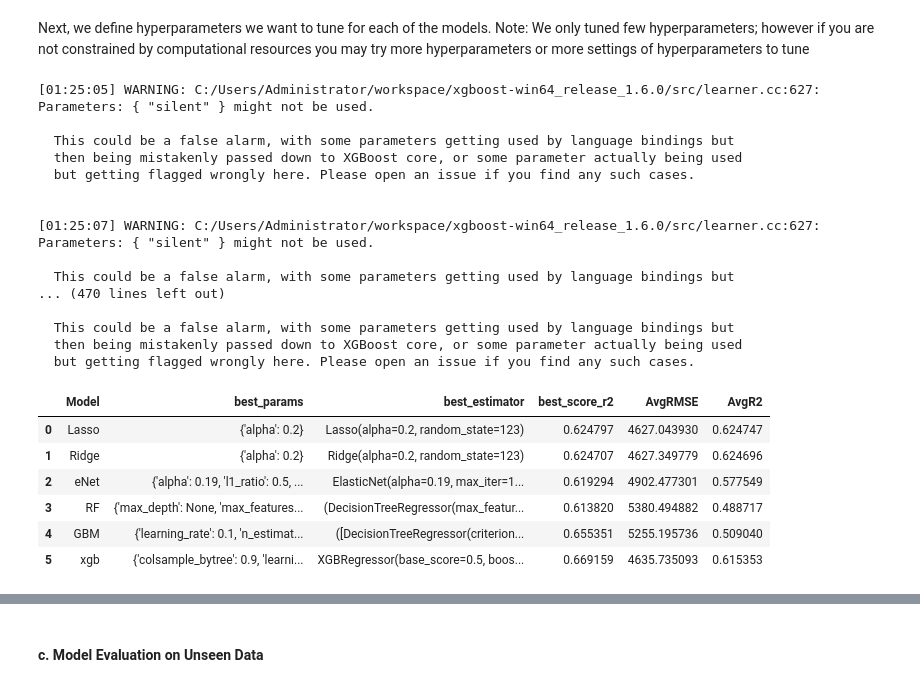
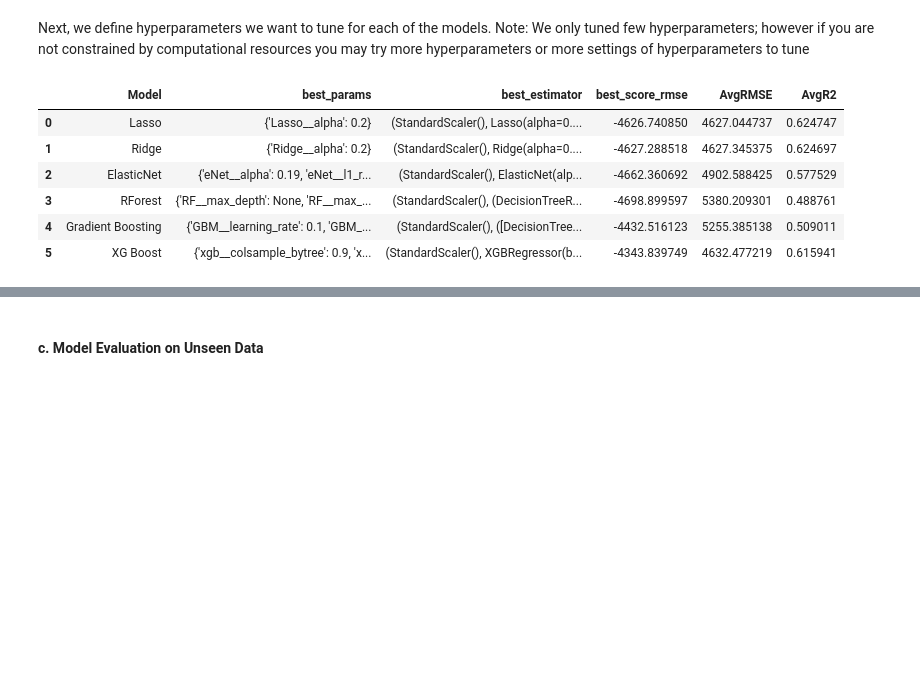
Before and after one commit to nipun-goyal/Residential-Energy-Consumption-Prediction, a Jupyter notebook: 1.0-Residential-Energy-Modeling.ipynb, the cells around one changed output, grey strips where cells are left out. Saved outputs shown, nothing was run; the diff lists cells and outputs as text; code cells hidden in the pictures; blank space fills up the shorter version.

```diff
--- a/1.0-Residential-Energy-Modeling.ipynb
+++ b/1.0-Residential-Energy-Modeling.ipynb
@@ -1400,87 +1397,70 @@ Next, we define hyperparameters we want to tune for each of the models. Note: We
 # %%
 # Initiaze the hyperparameters for each dictionary
 param1 = {}
-param1['alpha'] = np.linspace(0, 0.2, 21)
+param1['Lasso__alpha'] = np.linspace(0, 0.2, 21)
 
 param2 = {}
-param2['alpha'] = np.linspace(0, 0.2, 21)
+param2['Ridge__alpha'] = np.linspace(0, 0.2, 21)
 
 param3 = {}
-param3['max_iter'] = [1, 5, 10]
-param3['alpha'] = np.linspace(0, 0.2, 21)
-param3['l1_ratio'] = np.arange(0.0, 1.0, 0.1)
+param3['eNet__max_iter'] = [1, 5, 10]
+param3['eNet__alpha'] = np.linspace(0, 0.2, 21)
+param3['eNet__l1_ratio'] = np.arange(0.0, 1.0, 0.1)
 
 param4 = {}
-param4['n_estimators'] = [50, 100, 150]
+param4['RF__n_estimators'] = [50, 100, 150]
 max_depth = [5, 10, 15]       ##[int(x) for x in np.linspace(5, 15, num = 3)]
 max_depth.append(None)
-param4['max_depth'] = max_depth
-param4['min_samples_split'] = [2, 5, 10]
+param4['RF__max_depth'] = max_depth
+param4['RF__min_samples_split'] = [2, 5, 10]
 # param4['min_samples_leaf'] = [5, 10, 15]  ## if you have enough computing respurces, you could try to tune more hyperparameters by uncommenting these lines
 # param4['bootstrap'] = [True, False]
-param4['max_features'] = [1, 'sqrt']
+param4['RF__max_features'] = [1, 'sqrt']
 # param4['max_leaf_nodes'] = [5, 10, 15]
 
 param5 = {}
-param5['learning_rate'] = [0.01, 0.05, 0.1, 1.0]
-param5['n_estimators'] = [50, 100, 150]
+param5['GBM__learning_rate'] = [0.01, 0.05, 0.1, 1.0]
+param5['GBM__n_estimators'] = [50, 100, 150]
 
 param6 = {}
-param6['learning_rate'] = [0.01, 0.05, 0.1]
-param6['n_estimators'] = [100, 300, 600, 900]
-param6['max_depth'] = [8]
-param6['subsample'] = [0.7]
-param6['colsample_bytree'] = [0.9]
-param6['silent'] = [0]
+param6['xgb__learning_rate'] = [0.01, 0.05, 0.1]
+param6['xgb__n_estimators'] = [100, 300, 600, 900]
+param6['xgb__max_depth'] = [8]
+param6['xgb__subsample'] = [0.7]
+param6['xgb__colsample_bytree'] = [0.9]
+param6['xgb__verbosity'] = [0]
 # %%
 params = [param1, param2, param3, param4, param5, param6]
 names_tunedmodels = []
 best_params = []
 best_score = []
 best_estimator = []
 avg_RMSE = []
 RMSE_tunedmodels = []
 avg_R2 = []
 R2_tunedmodels = []
-for param, (name_t, model_t) in zip(params, models_tuned):
-    gridsearch = GridSearchCV(estimator = model_t, param_grid = param, scoring=scoring, cv=5, n_jobs = None, refit = 'r2')
-    gridsearch.fit(X_train_transformed, y_train)
+for param, (name_t, pipe) in zip(params, pipeline_tuned_models):
+    gridsearch = GridSearchCV(pipe, param_grid = param, scoring=scoring, cv=5, n_jobs = None, refit = 'rmse')
+    gridsearch.fit(X_train, y_train)
     best_params.append(gridsearch.best_params_)
     best_score.append(gridsearch.best_score_)
     best_estimator.append(gridsearch.best_estimator_)
     avg_RMSE.append(np.mean(gridsearch.cv_results_['mean_test_rmse']*-1))
     avg_R2.append(np.mean(gridsearch.cv_results_['mean_test_r2']))
     RMSE_tunedmodels.append(gridsearch.cv_results_['mean_test_rmse']*-1)
     R2_tunedmodels.append(gridsearch.cv_results_['mean_test_r2'])
     names_tunedmodels.append(name_t)
 list_of_models = list(zip(names_tunedmodels, best_params, best_estimator, best_score, avg_RMSE, avg_R2))
-df_models_tuned = pd.DataFrame(list_of_models, columns = ['Model', 'best_params', 'best_estimator', 'best_score_r2', 'AvgRMSE', 'AvgR2'])
+df_models_tuned = pd.DataFrame(list_of_models, columns = ['Model', 'best_params', 'best_estimator', 'best_score_rmse', 'AvgRMSE', 'AvgR2'])
 df_models_tuned
 # %% [output]
-[01:25:05] WARNING: C:/Users/Administrator/workspace/xgboost-win64_release_1.6.0/src/learner.cc:627:
-Parameters: { "silent" } might not be used.
-
-  This could be a false alarm, with some parameters getting used by language bindings but
-  then being mistakenly passed down to XGBoost core, or some parameter actually being used
-  but getting flagged wrongly here. Please open an issue if you find any such cases.
-
-
-[01:25:07] WARNING: C:/Users/Administrator/workspace/xgboost-win64_release_1.6.0/src/learner.cc:627:
-Parameters: { "silent" } might not be used.
-
-  This could be a false alarm, with some parameters getting used by language bindings but
-... (470 lines left out)
-
-  This could be a false alarm, with some parameters getting used by language bindings but
-  then being mistakenly passed down to XGBoost core, or some parameter actually being used
-  but getting flagged wrongly here. Please open an issue if you find any such cases.
-|  | Model | best_params | best_estimator | best_score_r2 | AvgRMSE | AvgR2 |
-| 0 | Lasso | {'alpha': 0.2} | Lasso(alpha=0.2, random_state=123) | 0.624797 | 4627.043930 | 0.624747 |
-| 1 | Ridge | {'alpha': 0.2} | Ridge(alpha=0.2, random_state=123) | 0.624707 | 4627.349779 | 0.624696 |
-| 2 | eNet | {'alpha': 0.19, 'l1_ratio': 0.5, ... | ElasticNet(alpha=0.19, max_iter=1... | 0.619294 | 4902.477301 | 0.577549 |
-| 3 | RF | {'max_depth': None, 'max_features... | (DecisionTreeRegressor(max_featur... | 0.613820 | 5380.494882 | 0.488717 |
-| 4 | GBM | {'learning_rate': 0.1, 'n_estimat... | ([DecisionTreeRegressor(criterion... | 0.655351 | 5255.195736 | 0.509040 |
-| 5 | xgb | {'colsample_bytree': 0.9, 'learni... | XGBRegressor(base_score=0.5, boos... | 0.669159 | 4635.735093 | 0.615353 |
+|  | Model | best_params | best_estimator | best_score_rmse | AvgRMSE | AvgR2 |
+| 0 | Lasso | {'Lasso__alpha': 0.2} | (StandardScaler(), Lasso(alpha=0.... | -4626.740850 | 4627.044737 | 0.624747 |
+| 1 | Ridge | {'Ridge__alpha': 0.2} | (StandardScaler(), Ridge(alpha=0.... | -4627.288518 | 4627.345375 | 0.624697 |
+| 2 | ElasticNet | {'eNet__alpha': 0.19, 'eNet__l1_r... | (StandardScaler(), ElasticNet(alp... | -4662.360692 | 4902.588425 | 0.577529 |
+| 3 | RForest | {'RF__max_depth': None, 'RF__max_... | (StandardScaler(), (DecisionTreeR... | -4698.899597 | 5380.209301 | 0.488761 |
+| 4 | Gradient Boosting | {'GBM__learning_rate': 0.1, 'GBM_... | (StandardScaler(), ([DecisionTree... | -4432.516123 | 5255.385138 | 0.509011 |
+| 5 | XG Boost | {'xgb__colsample_bytree': 0.9, 'x... | (StandardScaler(), XGBRegressor(b... | -4343.839749 | 4632.477219 | 0.615941 |
 # %%
 plt.figure(figsize=(21,9))
 
```
Also changed, not shown: parts of 12 cells of this notebook.
